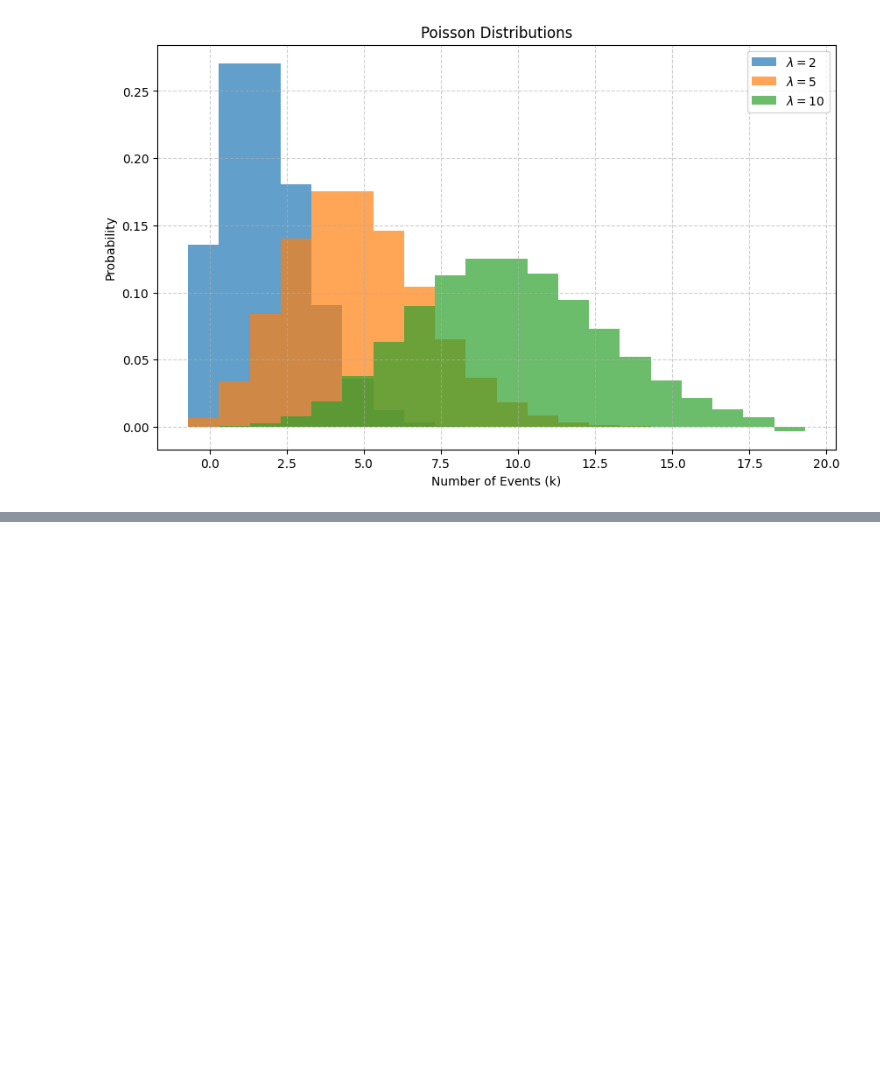
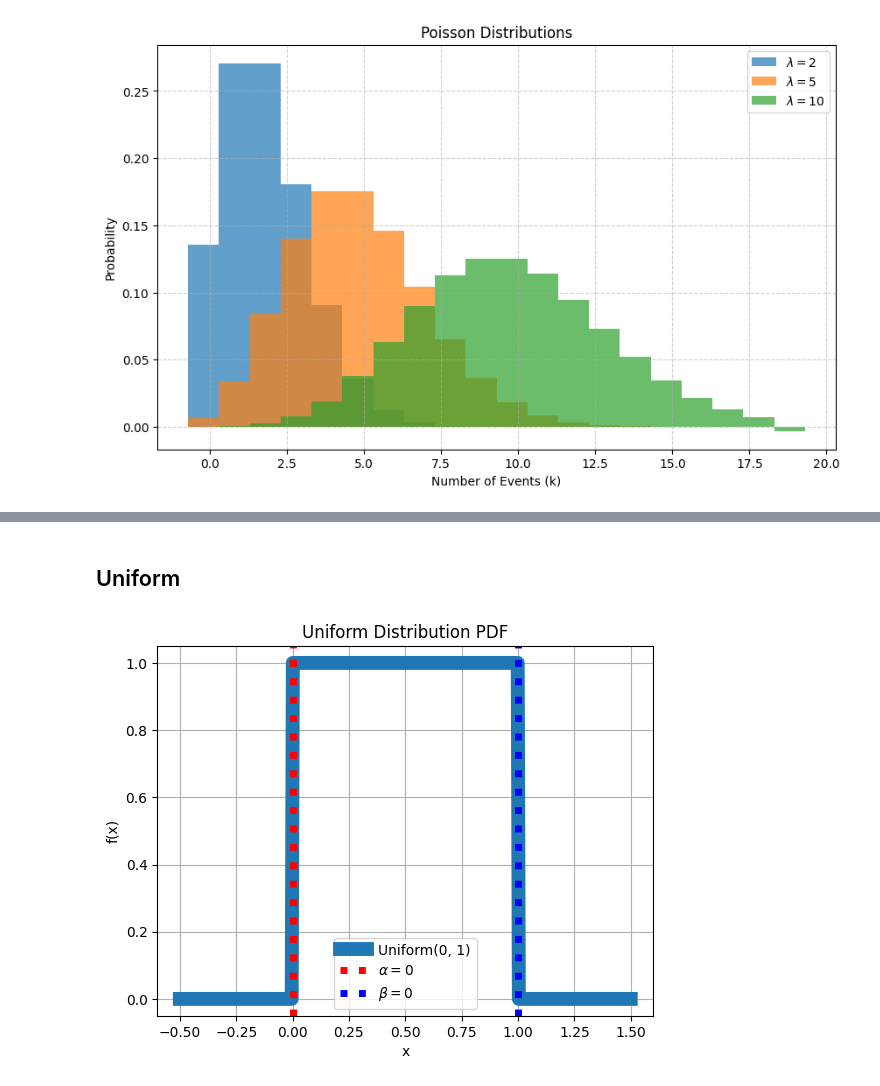
Before and after one commit to MrPiada/data-analysis-swiss-knife, a Jupyter notebook: notebooks/pdfs_plots.ipynb, the cells around one changed output, grey strips where cells are left out. Saved outputs shown, nothing was run; the diff lists cells and outputs as text; code cells hidden in the pictures; blank space fills up the shorter version.

Commit message:
uniform

```diff
--- a/notebooks/pdfs_plots.ipynb
+++ b/notebooks/pdfs_plots.ipynb
@@ -342,0 +371,32 @@ plt.show()
+# %% [markdown]
+## Uniform
+# %%
+import numpy as np
+import matplotlib.pyplot as plt
+
+# Parameters for the uniform distribution
+alpha = 0
+beta = 1
+
+# Generate x values
+x = np.linspace(-0.5, 1.5, 400)
+
+# Calculate the uniform distribution PDF
+def uniform_pdf(x, alpha, beta):
+    return np.where((x >= alpha) & (x <= beta), 1 / (beta - alpha), 0)
+
+# Calculate y values
+y = uniform_pdf(x, alpha, beta)
+
+# Plot the uniform distribution
+plt.plot(x, y, label=f'Uniform({alpha}, {beta})', lw=10)
+plt.axvline(x=alpha, color='r', linestyle='dotted', label=f'$\\alpha = {alpha}$', lw=5)
+plt.axvline(x=beta, color='b', linestyle='dotted', label=f'$\\beta = {alpha}$', lw=5)
+plt.xlabel('x')
+plt.ylabel('f(x)')
+plt.title('Uniform Distribution PDF')
+plt.legend()
+plt.grid(True)
+plt.show()
+# %% [output]
+[figure, added]
```
Also changed, not shown: parts of 5 cells of this notebook.
